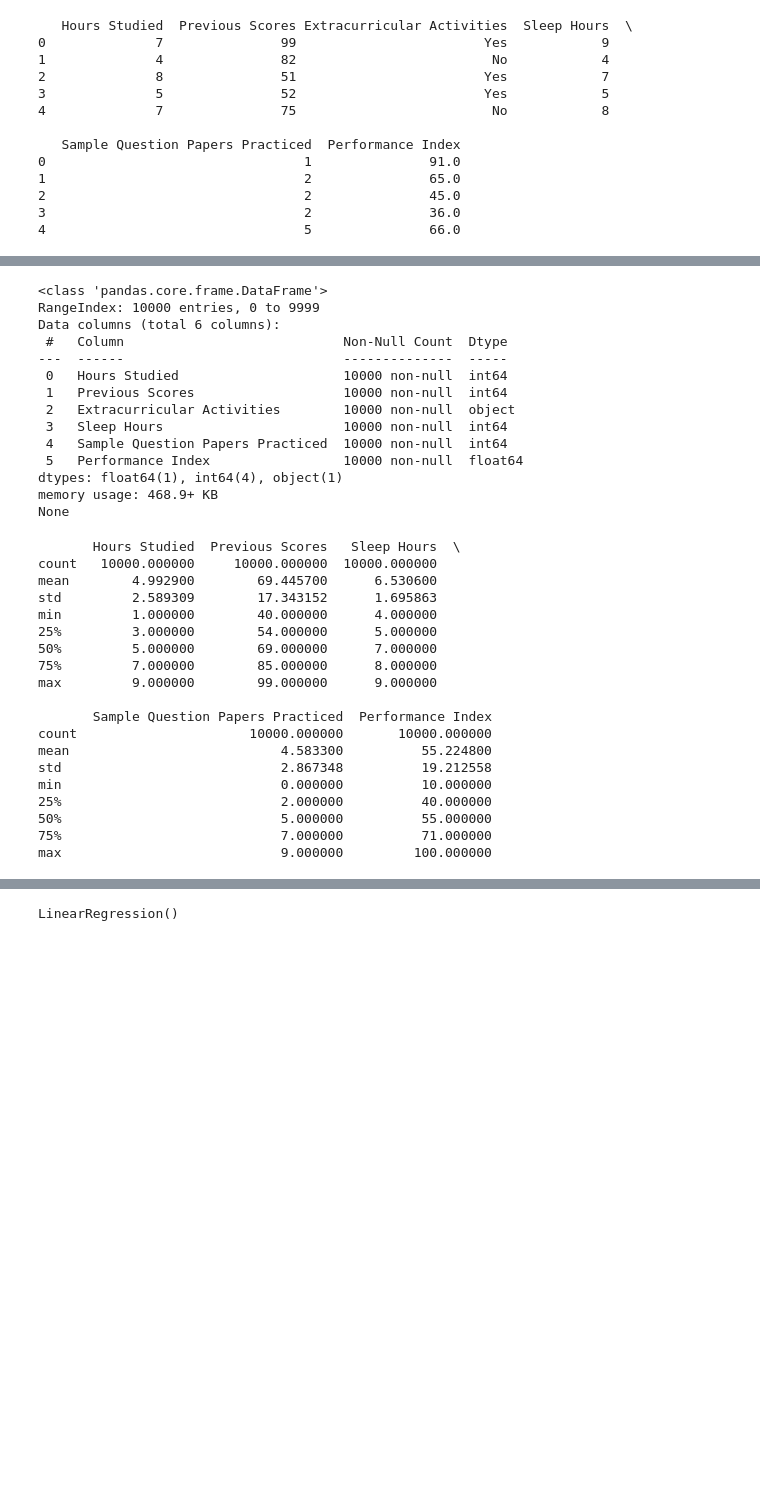
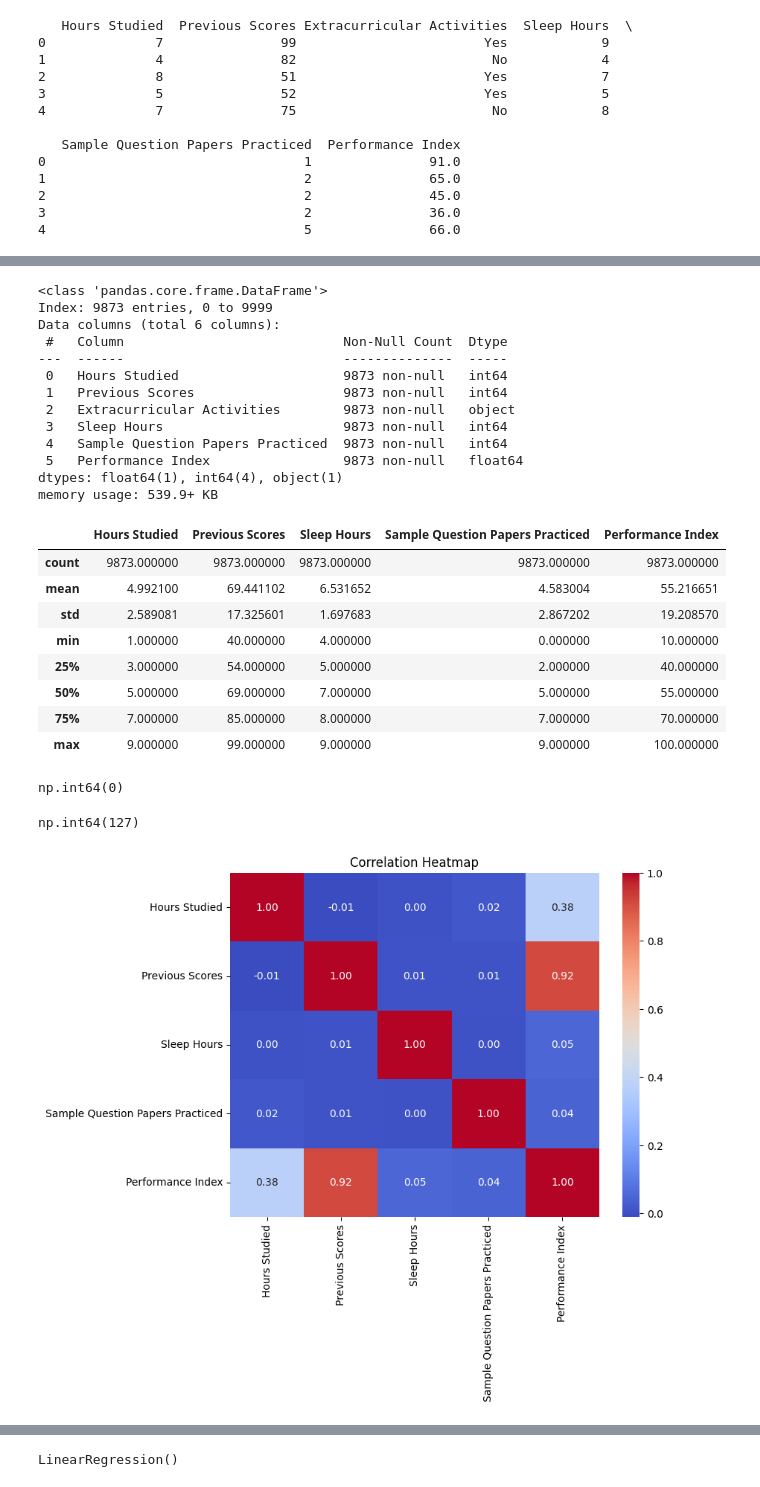
Before and after one commit to devendrakushwah80/multiple-linear-regression-student, a Jupyter notebook: Student_Performance.ipynb, the cells around one changed output, grey strips where cells are left out. Cells and saved outputs as stored; diff of their text form; code cells hidden in the pictures; blank space fills up the shorter version.

```diff
--- a/Student_Performance.ipynb
+++ b/Student_Performance.ipynb
@@ -25,39 +36,36 @@ print(df.head())
 # %%
-print(df.info())
+df.info()
 # %% [output]
 <class 'pandas.core.frame.DataFrame'>
-RangeIndex: 10000 entries, 0 to 9999
+Index: 9873 entries, 0 to 9999
 Data columns (total 6 columns):
  #   Column                            Non-Null Count  Dtype
 ---  ------                            --------------  -----
- 0   Hours Studied                     10000 non-null  int64
- 1   Previous Scores                   10000 non-null  int64
- 2   Extracurricular Activities        10000 non-null  object
- 3   Sleep Hours                       10000 non-null  int64
- 4   Sample Question Papers Practiced  10000 non-null  int64
- 5   Performance Index                 10000 non-null  float64
+ 0   Hours Studied                     9873 non-null   int64
+ 1   Previous Scores                   9873 non-null   int64
+ 2   Extracurricular Activities        9873 non-null   object
+ 3   Sleep Hours                       9873 non-null   int64
+ 4   Sample Question Papers Practiced  9873 non-null   int64
+ 5   Performance Index                 9873 non-null   float64
 dtypes: float64(1), int64(4), object(1)
-memory usage: 468.9+ KB
-None
+memory usage: 539.9+ KB
 # %%
-print(df.describe())
+df.describe()
 # %% [output]
-       Hours Studied  Previous Scores   Sleep Hours  \
-count   10000.000000     10000.000000  10000.000000
-mean        4.992900        69.445700      6.530600
-std         2.589309        17.343152      1.695863
-min         1.000000        40.000000      4.000000
-25%         3.000000        54.000000      5.000000
-50%         5.000000        69.000000      7.000000
-75%         7.000000        85.000000      8.000000
-max         9.000000        99.000000      9.000000
-
-       Sample Question Papers Practiced  Performance Index
-count                      10000.000000       10000.000000
-mean                           4.583300          55.224800
-std                            2.867348          19.212558
-min                            0.000000          10.000000
-25%                            2.000000          40.000000
-50%                            5.000000          55.000000
-75%                            7.000000          71.000000
-max                            9.000000         100.000000
+|  | Hours Studied | Previous Scores | Sleep Hours | Sample Question Papers Practiced | Performance Index |
+| count | 9873.000000 | 9873.000000 | 9873.000000 | 9873.000000 | 9873.000000 |
+| mean | 4.992100 | 69.441102 | 6.531652 | 4.583004 | 55.216651 |
+| std | 2.589081 | 17.325601 | 1.697683 | 2.867202 | 19.208570 |
+| min | 1.000000 | 40.000000 | 4.000000 | 0.000000 | 10.000000 |
+| 25% | 3.000000 | 54.000000 | 5.000000 | 2.000000 | 40.000000 |
+| 50% | 5.000000 | 69.000000 | 7.000000 | 5.000000 | 55.000000 |
+| 75% | 7.000000 | 85.000000 | 8.000000 | 7.000000 | 70.000000 |
+| max | 9.000000 | 99.000000 | 9.000000 | 9.000000 | 100.000000 |
+# %%
+df.isnull().sum().sum()
+# %% [output]
+np.int64(0)
+# %%
+df.duplicated().sum()
+# %% [output]
+np.int64(127)
@@ -63,0 +74,7 @@ max                            9.000000         100.000000
+# %%
+plt.figure(figsize=(8, 6))
+sns.heatmap(df.corr(numeric_only=True),fmt='.2f',annot=True, cmap="coolwarm")
+plt.title("Correlation Heatmap")
+plt.show()
+# %% [output]
+[figure, added]
```
Also changed, not shown: parts of 17 cells of this notebook.
